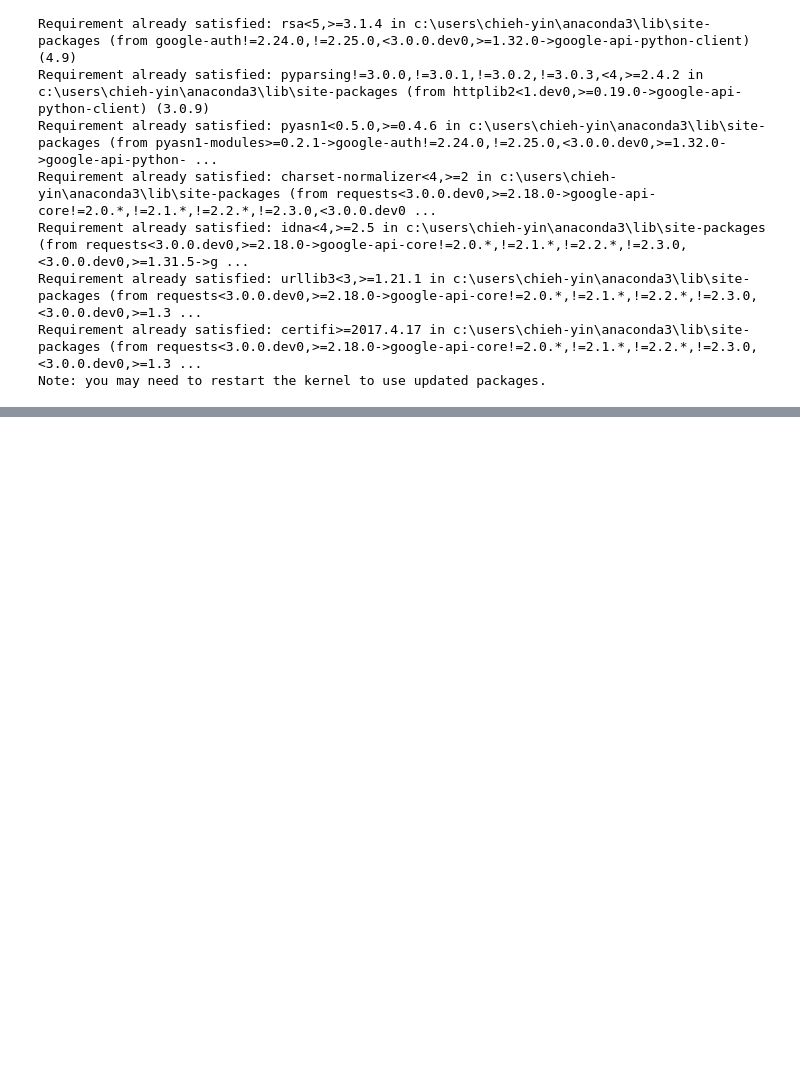
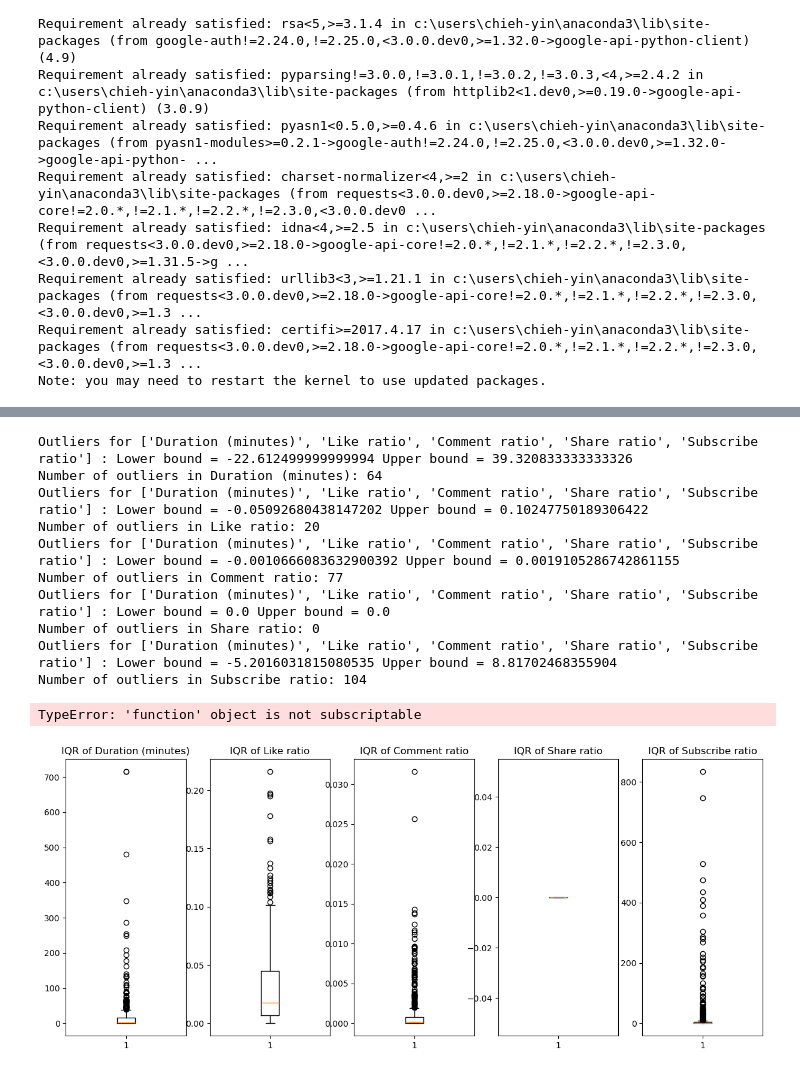
Before and after one commit to LeeChiehYin/ha24847_EMATM0048, a Jupyter notebook: Part2_youtube.ipynb, the cells around one changed output, grey strips where cells are left out. Saved outputs shown, nothing was run; the diff lists cells and outputs as text; code cells hidden in the pictures; blank space fills up the shorter version.

```diff
--- a/Part2_youtube.ipynb
+++ b/Part2_youtube.ipynb
@@ -144,0 +125,79 @@ print(df.head()) #看前五筆資料
+# %%
+# Step 2: Perform data preparation & cleaning
+
+## Load the dataset into a data frame using Pandas
+import pandas as pd
+import numpy as np
+import matplotlib.pyplot as plt
+import seaborn as sns #README
+yt = pd.read_csv('joyce_youtube_data.csv')
+### 查看數據的基本結構，確認是否正確載入
+#print(yt.head()) #看前五筆資料
+
+## Handle missing data, if any.
+
+### Check missing value
+#print(yt.isnull().sum()) #看起來只有description有缺失值
+### view the percentage of missing value in description colum
+missing_ratio = (yt['Description'].isnull().sum())/600
+#print(missing_ratio) #0.193
+### decide to remove this colum
+yt = yt.drop(columns=['Description'])
+#yt.info()
+
+## Handle any outliers or inconsistencies in the data, if any.
+### Define a function to handle outliers in numeric data
+def outlier(yt,col):
+    q1=yt[col].quantile(0.25)
+    q3=yt[col].quantile(0.75)
+    iqr=q3 - q1
+    lower = q1 - 1.5*iqr
+    higher = q3 + 1.5*iqr
+    return lower, higher
+
+### Standardizing the data by normalizing it with the view count, and add them into Dataframe
+yt['Like ratio'] = yt['Like'] / yt['View']
+yt['Comment ratio'] = yt['Comment'] / yt['View']
+yt['Share ratio'] = yt['Share'] / yt['View']
+yt['Subscribe ratio'] = yt['Subscribe'] / yt['View']
+check = ['Duration (minutes)', 'Like ratio', 'Comment ratio', 'Share ratio', 'Subscribe ratio']
+
+for col in check:
+    lower, higher=outlier(yt, col)
+    print('Outliers for', check, ': Lower bound =', lower, 'Upper bound =', higher)
+
+    yt[col+'_outlier'] = ((yt[col] < lower)  | (yt[col] > higher)) #| is for boolean
+
+    outlier_count = yt[col + '_outlier'].sum()
+    print(f'Number of outliers in {col}: {outlier_count}')
+
+fig, axs = plt.subplots(1, 5, sharex=False, figsize=(15, 6))
+
+# 確保子圖位置不會超出範圍
+for i in range(len(check)):
+    col = check[i]  # 獲取當前列的名稱
+    axs[i].boxplot(yt[col])  # 在對應的子圖上繪圖
+    axs[i].set_title(f"IQR of {col}")  # 設定每個子圖的標題
+
+### Delete outliers in checked column
+for col in check:
+    lower, upper = outlier[col]
+    yt = yt[(yt[col] >= lower) & (yt[col] <= upper)]  #remain not-outlier data
+
+#檢查處理後的數據
+print(yt[['duration_minutes', 'like_ratio', 'comment_ratio', 'share_ratio', 'subscriber_ratio']].describe())
+
+## Perform any additional steps to enrich your data
+# %% [output]
+Outliers for ['Duration (minutes)', 'Like ratio', 'Comment ratio', 'Share ratio', 'Subscribe ratio'] : Lower bound = -22.612499999999994 Upper bound = 39.320833333333326
+Number of outliers in Duration (minutes): 64
+Outliers for ['Duration (minutes)', 'Like ratio', 'Comment ratio', 'Share ratio', 'Subscribe ratio'] : Lower bound = -0.05092680438147202 Upper bound = 0.10247750189306422
+Number of outliers in Like ratio: 20
+Outliers for ['Duration (minutes)', 'Like ratio', 'Comment ratio', 'Share ratio', 'Subscribe ratio'] : Lower bound = -0.0010666083632900392 Upper bound = 0.0019105286742861155
+Number of outliers in Comment ratio: 77
+Outliers for ['Duration (minutes)', 'Like ratio', 'Comment ratio', 'Share ratio', 'Subscribe ratio'] : Lower bound = 0.0 Upper bound = 0.0
+Number of outliers in Share ratio: 0
+Outliers for ['Duration (minutes)', 'Like ratio', 'Comment ratio', 'Share ratio', 'Subscribe ratio'] : Lower bound = -5.2016031815080535 Upper bound = 8.81702468355904
+Number of outliers in Subscribe ratio: 104
+TypeError: 'function' object is not subscriptable
+[figure, added]
```
Also changed, not shown: parts of 8 cells of this notebook.
